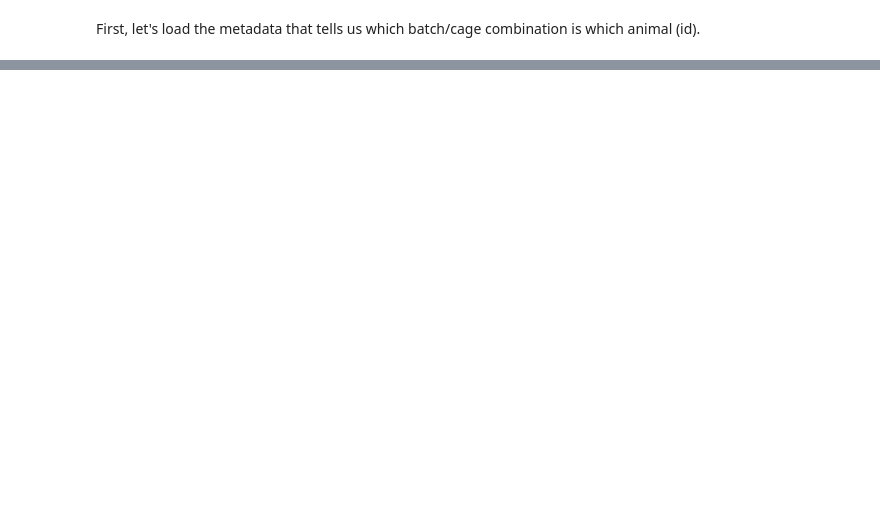
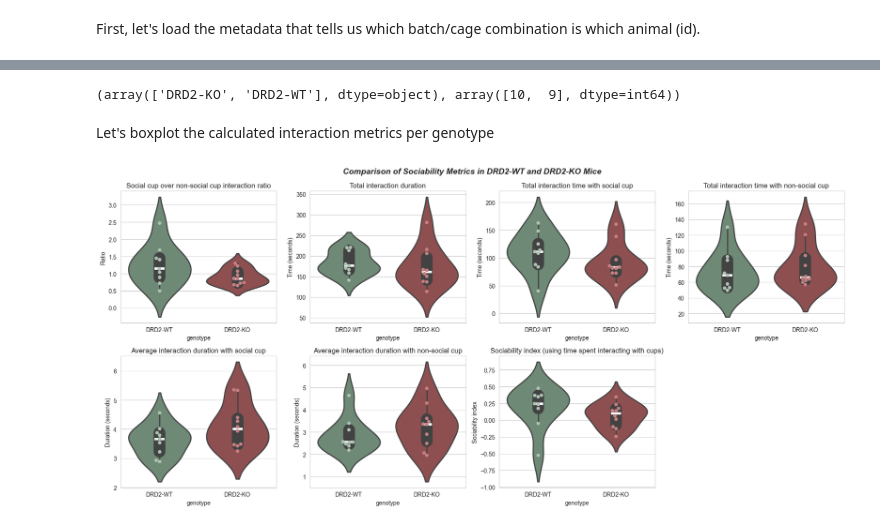
Before and after one commit to olledejong/rp2, a Jupyter notebook: 3chamber_sociability/behavioural_analysis.ipynb, the cells around one changed output, grey strips where cells are left out. Cells and saved outputs as stored; diff of their text form; code cells hidden in the pictures; blank space fills up the shorter version.

```diff
--- a/3chamber_sociability/behavioural_analysis.ipynb
+++ b/3chamber_sociability/behavioural_analysis.ipynb
@@ -35,0 +71,7 @@ As the behaviour was tracked with Boris and saved to a separate file per animal,
+# %%
+subject_id_dict = {
+    'batch1_cage1': 78211, 'batch2_cage1': 79593, 'batch5_cage1': 81167, 'batch4_cage1': 80620, 'batch5b_cage1': 81217, 'batch6_cage1': 39489,
+    'batch1_cage2': 78233, 'batch2_cage2': 79592, 'batch5_cage2': 81175, 'batch4_cage2': 80625, 'batch5b_cage2': 81218, 'batch6_cage2': 39508,
+    'batch1_cage3': 78227, 'batch2_cage3': 79604, 'batch5_cage3': 81207, 'batch4_cage3': 80630,
+    'batch1_cage4': 78244, 'batch2_cage4': 79602, 'batch5_cage4': 81193,
+}
@@ -35,0 +86,13 @@ As the behaviour was tracked with Boris and saved to a separate file per animal,
+# %%
+def merge_event_rows(beh_data):
+    merged_df = pd.concat([
+        beh_data.iloc[::2].reset_index(drop=True),  # only keep each start row
+        beh_data.iloc[::2].reset_index(drop=True)['Image index'].rename('Frame start'),  # interaction start frame, name it 'Frame start'
+        beh_data.iloc[1::2].reset_index(drop=True)['Image index'].rename('Frame stop'),  # interaction stop frame, name it 'Frame stop'
+        beh_data.iloc[1::2].reset_index(drop=True)['Time'] - beh_data.iloc[::2]['Time'].reset_index(drop=True),  # interaction duration
+    ], axis=1)
+    # rename the last column as it represents the duration of the interaction
+    merged_df = merged_df.set_axis([*merged_df.columns[:-1], 'Interaction duration'], axis=1)
+    # drop the columns we don't need
+    cols_to_drop = ['Image index', 'Time', 'Observation type', 'Source', 'Time offset (s)', 'Subject', 'Comment', 'Image file path', 'Description', 'Behavioral category', 'Behavior type']
+    return merged_df.drop(columns=cols_to_drop)
@@ -63,0 +200,38 @@ batch6_cage2.xlsx
+# %%
+np.unique(behaviour_stats.genotype, return_counts=True)
+# %% [output]
+(array(['DRD2-KO', 'DRD2-WT'], dtype=object), array([10,  9], dtype=int64))
+# %% [markdown]
+Let's boxplot the calculated interaction metrics per genotype
+# %%
+behaviour_stats = behaviour_stats.sort_values(by='genotype', ascending=False)
+boxplot_cols = behaviour_stats.columns[2:]
+
+swarmplot_palette = {'DRD2-WT':'#AEC2B3', 'DRD2-KO':'#C68083'}
+violin_palette = {'DRD2-WT':'#6A8D73', 'DRD2-KO':'#984447'}
+
+title_label_dict = {
+    'interaction_ratio': ('Social cup over non-social cup interaction ratio', 'Ratio'),
+    'total_interaction_time': ('Total interaction duration', 'Time (seconds)'),
+    'total_social_interaction_duration': ('Total interaction time with social cup', 'Time (seconds)'),
+    'total_non_social_interaction_duration': ('Total interaction time with non-social cup', 'Time (seconds)'),
+    'average_social_cup_duration': ('Average interaction duration with social cup', 'Duration (seconds)'),
+    'average_non_social_cup_duration': ('Average interaction duration with non-social cup', 'Duration (seconds)'),
+    'sociability_index': ('Sociability index (using time spent interacting with cups)', 'Sociability index'),
+}
+
+fig, axs = plt.subplots(nrows=2, ncols=4, figsize=(18, 8))
+axs = axs.ravel()
+
+for i, metric in enumerate(boxplot_cols):
+    sns.violinplot(data=behaviour_stats, x='genotype', hue='genotype', y=metric, ax=axs[i], linewidth=2, inner_kws=dict(box_width=20, whis_width=2), palette=violin_palette)
+    sns.swarmplot(data=behaviour_stats, x='genotype', hue='genotype', y=metric, ax=axs[i], color="white", edgecolor="auto", s=6, palette=swarmplot_palette)
+    axs[i].set_title(title_label_dict[metric][0])
+    axs[i].set_ylabel(title_label_dict[metric][1])
+
+axs[-1].remove()
+fig.tight_layout()
+plt.suptitle('Comparison of Sociability Metrics in DRD2-WT and DRD2-KO Mice', fontsize=14, fontweight='bold', fontstyle='italic', y=1.025)
+plt.show()
+# %% [output]
+[figure, added]
```
Also changed, not shown: parts of 18 cells of this notebook.
